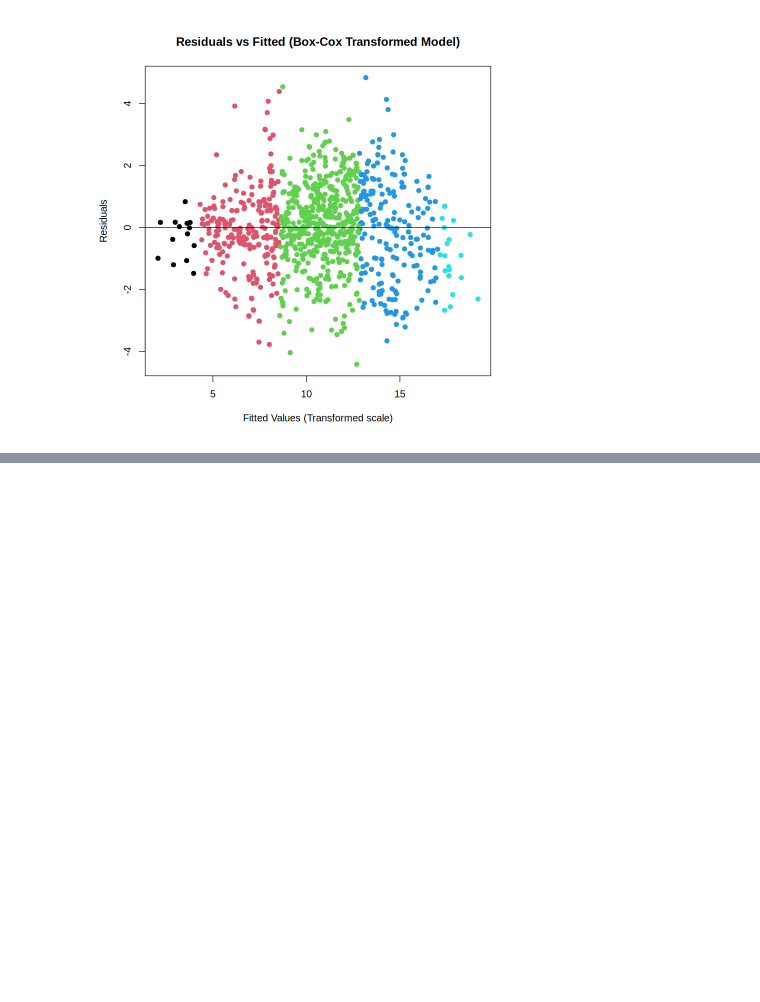
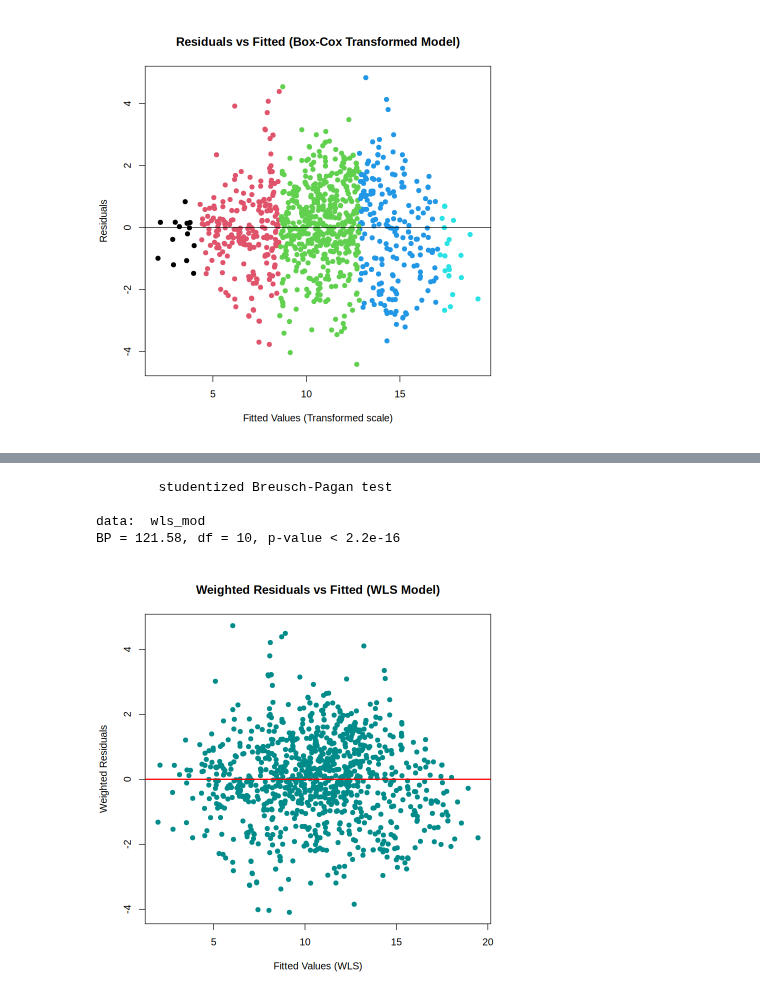
Before and after one commit to dibendupal69724-ux/CV-documents, a Jupyter notebook: python-basics/google-colab-r.ipynb, the cells around one changed output, grey strips where cells are left out. Cells and saved outputs as stored; diff of their text form; code cells hidden in the pictures; blank space fills up the shorter version.

```diff
--- a/python-basics/google-colab-r.ipynb
+++ b/python-basics/google-colab-r.ipynb
@@ -374,0 +410,22 @@ BP = 123.41, df = 10, p-value < 2.2e-16
+# %%
+# 1. Fit a model to estimate variance weights
+# We regress the absolute residuals of the Box-Cox model on its fitted values
+var_fit <- lm(abs(res_bc) ~ fitted_bc)
+
+# 2. Calculate weights as 1 / (fitted values)^2 of this variance model
+w <- 1 / (fitted(var_fit)^2)
+
+# 3. Fit the Weighted Least Squares (WLS) model using these weights
+wls_mod <- lm(Transformed_Strength ~
+              Cement + I(Cement^2) +
+              `Blast Furnace Slag` +
+              `Fly Ash` +
+              Water + I(Water^2) +
+              Superplasticizer +
+              `Coarse Aggregate` +
+              `Fine Aggregate` +
+              log(Age),
+            data = concrete_data,
+            weights = w)
+
+summary(wls_mod)
@@ -374,0 +450,17 @@ BP = 123.41, df = 10, p-value < 2.2e-16
+# %%
+# 4. Evaluate heteroscedasticity on the WLS model using a weighted BP test
+bp_test_wls <- bptest(wls_mod)
+print(bp_test_wls)
+
+# 5. Plot weighted residuals against fitted values
+weighted_res <- residuals(wls_mod) * sqrt(w)
+plot(fitted(wls_mod), weighted_res, pch = 19, col = "darkcyan",
+     xlab = "Fitted Values (WLS)", ylab = "Weighted Residuals",
+     main = "Weighted Residuals vs Fitted (WLS Model)")
+abline(h = 0, col = "red", lwd = 2)
+# %% [output]
+        studentized Breusch-Pagan test
+
+data:  wls_mod
+BP = 121.58, df = 10, p-value < 2.2e-16
+[figure, added]
```
Also changed, not shown: parts of 4 cells of this notebook.
